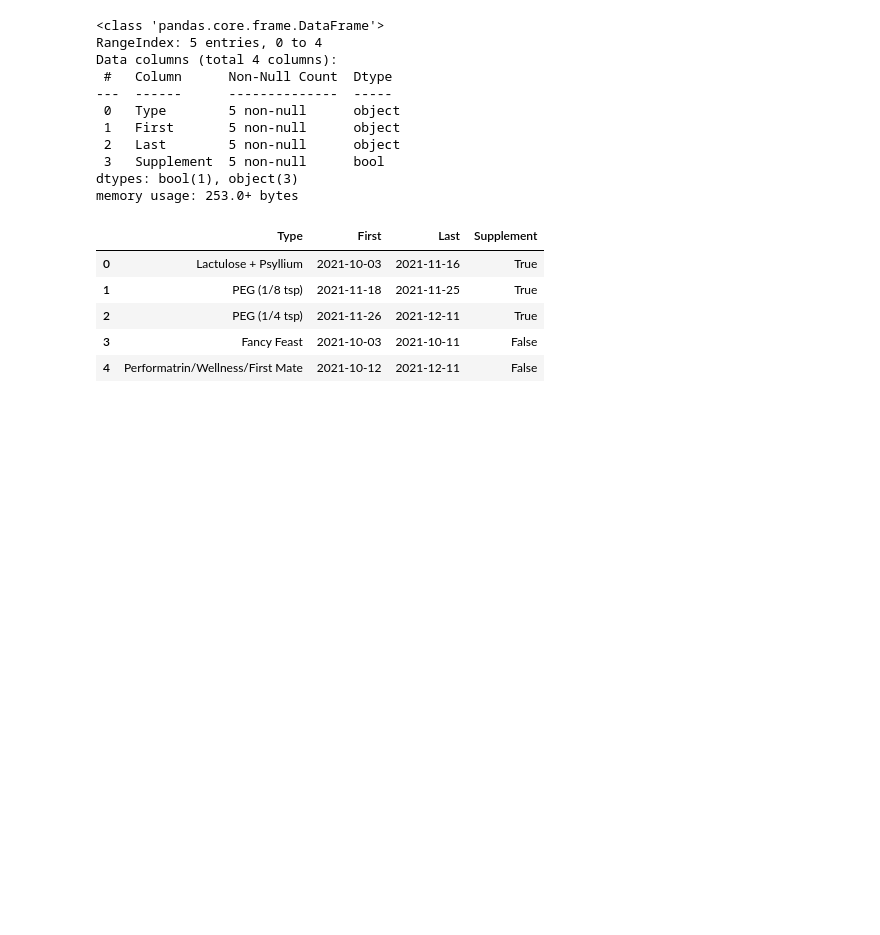
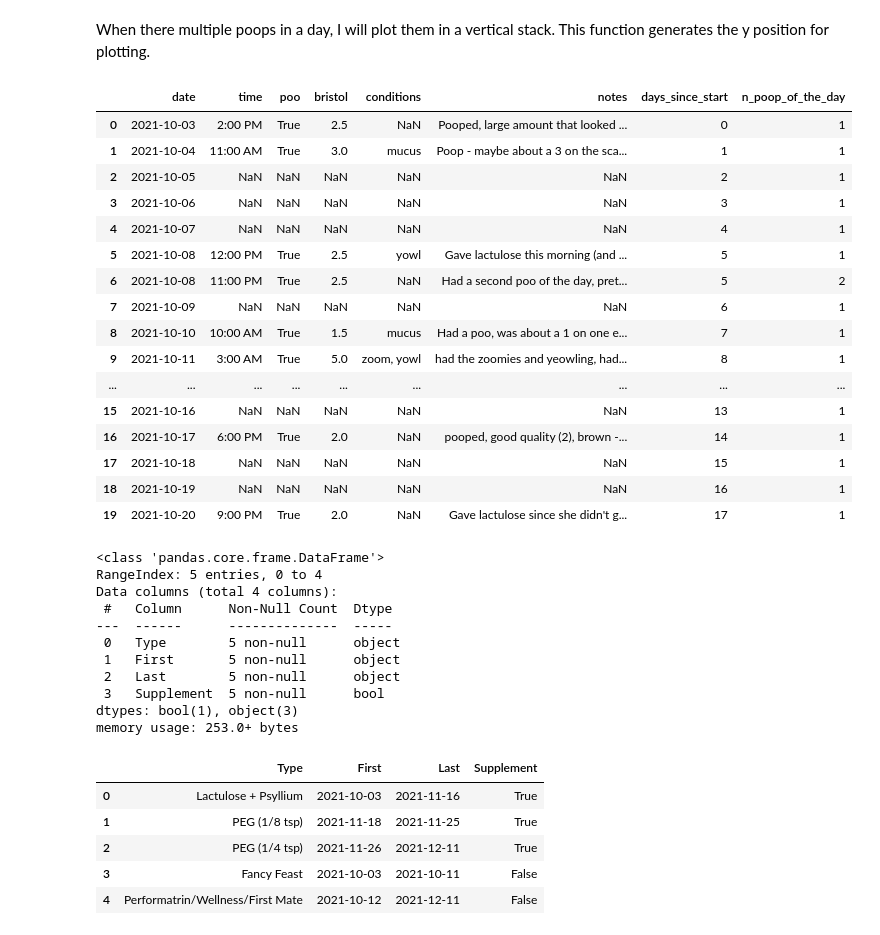
Before and after one commit to andrewKOwong/cat-poo-tracking, a Jupyter notebook: poop_tracking_jackie_the_cat.ipynb, the cells around one changed output. Saved outputs shown, nothing was run; the diff lists cells and outputs as text; code cells hidden in the pictures; blank space fills up the shorter version.

Commit message:
Update function docstrings, comments, markdown cells.

```diff
--- a/poop_tracking_jackie_the_cat.ipynb
+++ b/poop_tracking_jackie_the_cat.ipynb
@@ -16,13 +23,21 @@ Therefore, take only data after Sep 29.
 # %%
 def read_and_clean_data(filename):
-    """"""
+    """
+    Reads and prepares the main poop data.
+
+    Args:
+        filename - Location of the input csv data.
+
+    Returns:
+        A cleaned dataframe. This dataframe also has rows for dates where no entries occur.
+    """
     # Read and remove unnamed column with start/stop dates of food
     out = pd.read_csv(filename).iloc[:,:-1]
     # Add the year to the date string, then convert to date object
     out.date = pd.to_datetime(out.date + ', 2021').dt.date
-    # Get only after Sep 29
+    # Get data only after Sep 29
     out = out[out.date > datetime.datetime.strptime('2021-09-29', "%Y-%m-%d").date()]
-    # Get only the poo data
+    # Get only the poo entries, not pee entries or other entries.
     out = out[out.poo == 'yes']
     # Replace the 'yes' strings to T/F
     out['poo'] = out['poo'] == 'yes'
@@ -30,7 +45,7 @@ def read_and_clean_data(filename):
     out = out.drop(axis=1, labels=['pee'])
     # Replace AM/PM values
     out.time = out.time.apply(replace_am_pm)
-    # Insert rows for missing dates
+    # Insert rows for missing dates (i.e. where no poop occurs)
     ## Generate list of all dates between first and last dates
     date_list = set([out.date.iloc[0] + datetime.timedelta(days=x) for x in range((out.date.iloc[-1] - out.date.iloc[0]).days + 1)])
     ## Get dates not already in the data
@@ -63,10 +77,19 @@ def replace_am_pm(e):
         return '8:00 PM'
     else:
         return e
+# %% [markdown]
+When there multiple poops in a day, I will plot them in a vertical stack. This function generates the y position for plotting.
 # %%
 def generate_y_pos(df, col='date'):
     """
-    Generate y position for stacking blocks.
+    Helper func to generate y position for stacking poop plots.
+
+    Args:
+        df: The poop dataframe
+        col: The key for the date column.
+
+    Returns:
+        Pandas series containing a column to be assigned to the dataframe.
     """
     dates = df[col]
     out = []
@@ -95,6 +127,26 @@ def read_and_clean_food_data(filename):
 poo_df = read_and_clean_data('./Jackie_Poop.csv')
 poo_df['n_poop_of_the_day'] = generate_y_pos(poo_df)
 food_df = read_and_clean_food_data('./Jackie_Food_Periods.csv')
+# %%
+poo_df.head(20)
+# %% [output]
+|  | date | time | poo | bristol | conditions | notes | days_since_start | n_poop_of_the_day |
+| 0 | 2021-10-03 | 2:00 PM | True | 2.5 | NaN | Pooped, large amount that looked ... | 0 | 1 |
+| 1 | 2021-10-04 | 11:00 AM | True | 3.0 | mucus | Poop - maybe about a 3 on the sca... | 1 | 1 |
+| 2 | 2021-10-05 | NaN | NaN | NaN | NaN | NaN | 2 | 1 |
+| 3 | 2021-10-06 | NaN | NaN | NaN | NaN | NaN | 3 | 1 |
+| 4 | 2021-10-07 | NaN | NaN | NaN | NaN | NaN | 4 | 1 |
+| 5 | 2021-10-08 | 12:00 PM | True | 2.5 | yowl | Gave lactulose this morning (and ... | 5 | 1 |
+| 6 | 2021-10-08 | 11:00 PM | True | 2.5 | NaN | Had a second poo of the day, pret... | 5 | 2 |
+| 7 | 2021-10-09 | NaN | NaN | NaN | NaN | NaN | 6 | 1 |
+| 8 | 2021-10-10 | 10:00 AM | True | 1.5 | mucus | Had a poo, was about a 1 on one e... | 7 | 1 |
+| 9 | 2021-10-11 | 3:00 AM | True | 5.0 | zoom, yowl | had the zoomies and yeowling, had... | 8 | 1 |
+| ... | ... | ... | ... | ... | ... | ... | ... | ... |
+| 15 | 2021-10-16 | NaN | NaN | NaN | NaN | NaN | 13 | 1 |
+| 16 | 2021-10-17 | 6:00 PM | True | 2.0 | NaN | pooped, good quality (2), brown -... | 14 | 1 |
+| 17 | 2021-10-18 | NaN | NaN | NaN | NaN | NaN | 15 | 1 |
+| 18 | 2021-10-19 | NaN | NaN | NaN | NaN | NaN | 16 | 1 |
+| 19 | 2021-10-20 | 9:00 PM | True | 2.0 | NaN | Gave lactulose since she didn't g... | 17 | 1 |
 # %%
 food_df.info()
 # %% [output]
```
Also changed, not shown: parts of 10 cells of this notebook.
